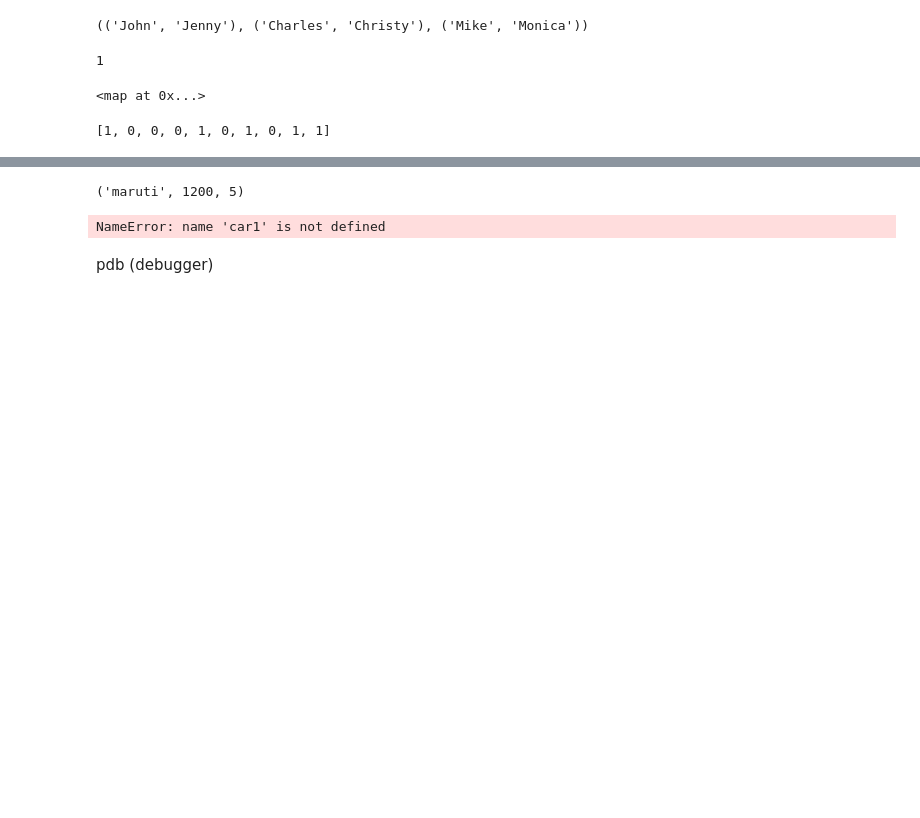
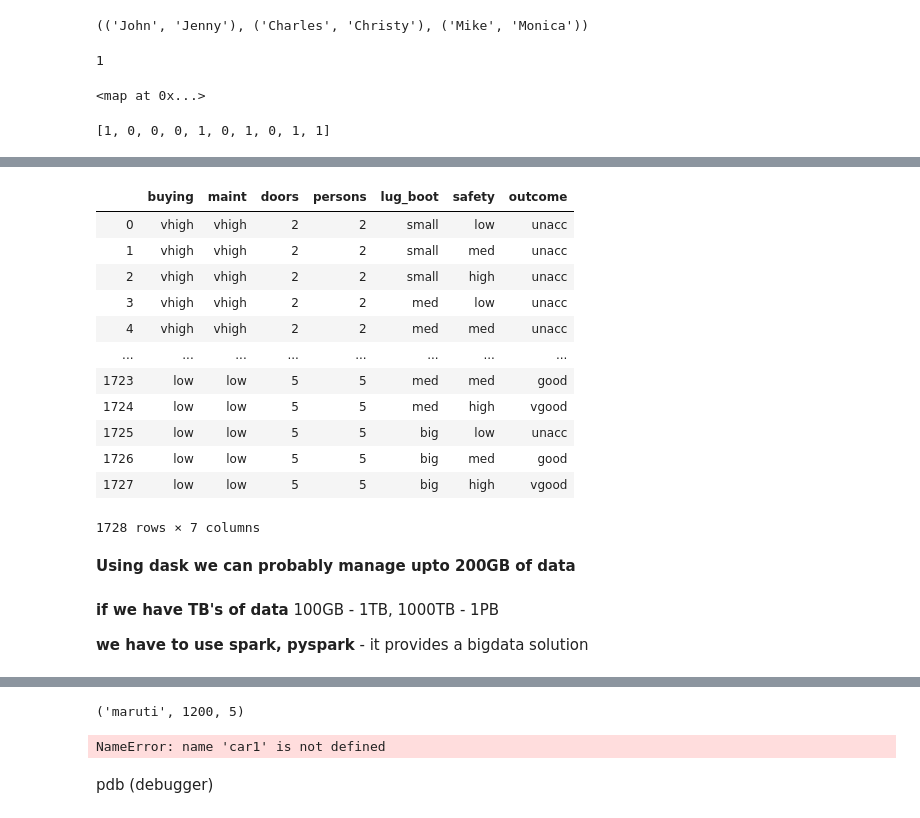
Before and after one commit to arijitde-marvell/python_misc, a Jupyter notebook: python_miscellaneous.ipynb, the cells around one changed output, grey strips where cells are left out. Drawn from its saved outputs; the diff is of its cells as text; code cells hidden in the pictures; blank space fills up the shorter version.

```diff
--- a/python_miscellaneous.ipynb
+++ b/python_miscellaneous.ipynb
@@ -54,0 +152,23 @@ OOP
+# %%
+data= dd.read_csv('car_evaluation.csv')
+data.compute()
+# %% [output]
+|  | buying | maint | doors | persons | lug_boot | safety | outcome |
+| 0 | vhigh | vhigh | 2 | 2 | small | low | unacc |
+| 1 | vhigh | vhigh | 2 | 2 | small | med | unacc |
+| 2 | vhigh | vhigh | 2 | 2 | small | high | unacc |
+| 3 | vhigh | vhigh | 2 | 2 | med | low | unacc |
+| 4 | vhigh | vhigh | 2 | 2 | med | med | unacc |
+| ... | ... | ... | ... | ... | ... | ... | ... |
+| 1723 | low | low | 5 | 5 | med | med | good |
+| 1724 | low | low | 5 | 5 | med | high | vgood |
+| 1725 | low | low | 5 | 5 | big | low | unacc |
+| 1726 | low | low | 5 | 5 | big | med | good |
+| 1727 | low | low | 5 | 5 | big | high | vgood |
+1728 rows × 7 columns
+# %% [markdown]
+**Using dask we can probably manage upto 200GB of data**
+# %% [markdown]
+**if we have TB's of data** 100GB - 1TB, 1000TB - 1PB
+
+**we have to use spark, pyspark** - it provides a bigdata solution
```
Also changed, not shown: parts of 30 cells of this notebook.
